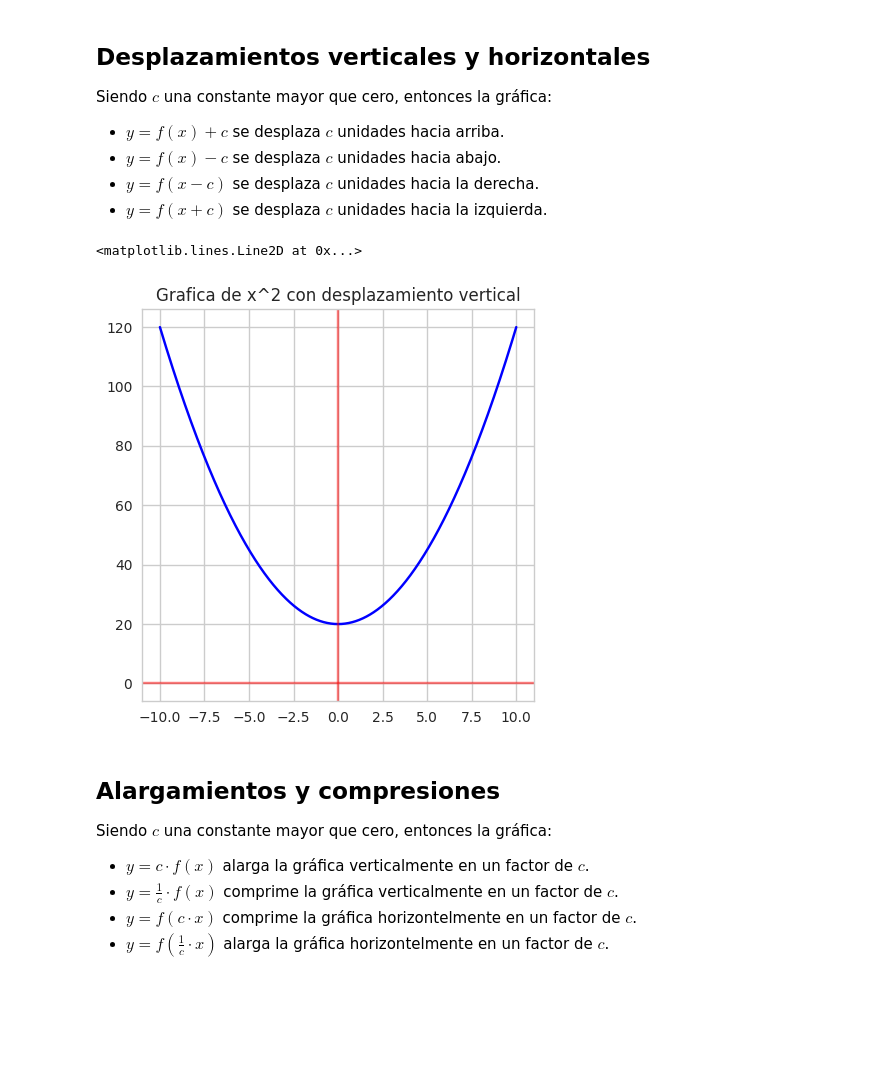
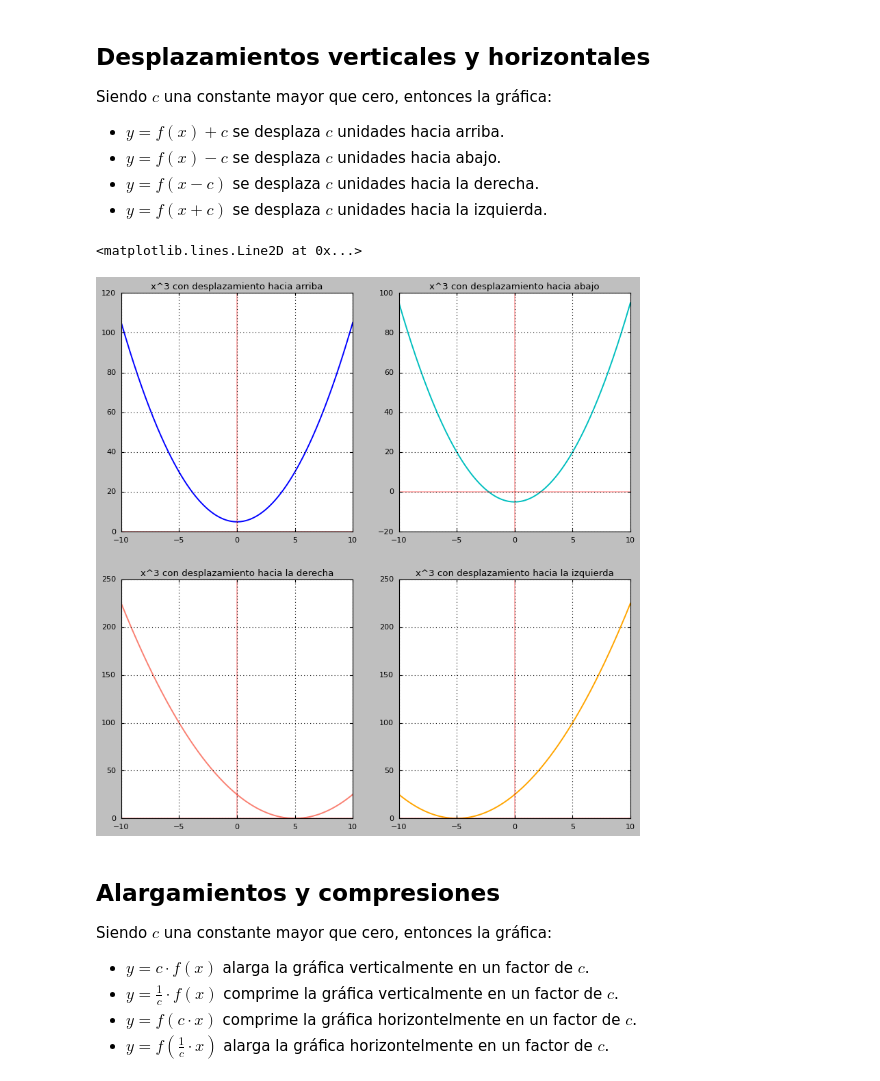
Before and after one commit to jariel17/curso-funciones, a Jupyter notebook: 3_¿Cómo_manipular_funciones__.ipynb, the cells around one changed output. Saved outputs shown, nothing was run; the diff lists cells and outputs as text; code cells hidden in the pictures; blank space fills up the shorter version.

```diff
--- a/3_¿Cómo_manipular_funciones__.ipynb
+++ b/3_¿Cómo_manipular_funciones__.ipynb
@@ -12,28 +12,49 @@ Siendo $c$ una constante mayor que cero, entonces la gráfica:
 - $y=f(x)-c$ se desplaza $c$ unidades hacia abajo.
 - $y=f(x-c)$ se desplaza $c$ unidades hacia la derecha.
 - $y=f(x+c)$ se desplaza $c$ unidades hacia la izquierda.
-# %%
-N = 1000
-
-def f(x):
-  return x**2;
-
-c = 20
-
-x = np.linspace(-10,10, num=N)
-
-y = f(x) + c
-
-fig, ax = plt.subplots(figsize=(4,4))
-plt.style.use('seaborn-v0_8-bright')
-plt.grid(True)
-ax.set_title('Grafica de x^2 con desplazamiento vertical')
-ax.plot(x,y, color='blue')
-ax.axhline(y=0, color='r', alpha=0.5)
-ax.axvline(x=0, color='r', alpha=0.5)
-# %% [output]
-<matplotlib.lines.Line2D at 0x...>
-[figure, removed]
+# %%
+N = 1000
+
+def f(x):
+  return x**2;
+
+c = 5
+
+x = np.linspace(-10,10, num=N)
+
+y1 = f(x) + c
+y2 = f(x) - c
+y3 = f(x-c)
+y4 = f(x+c)
+
+fig, ((ax1, ax2), (ax3, ax4)) = plt.subplots(nrows=2, ncols=2, figsize=(12, 12))
+plt.style.use('seaborn-v0_8-notebook')
+ax1.grid(True)
+ax1.set_title('x^3 con desplazamiento hacia arriba')
+ax1.plot(x,y1, 'b')
+ax1.axhline(y=0, color='r', alpha=0.3)
+ax1.axvline(x=0, color='r', alpha=0.3)
+
+ax2.grid(True)
+ax2.set_title('x^3 con desplazamiento hacia abajo')
+ax2.plot(x,y2, 'c')
+ax2.axhline(y=0, color='r', alpha=0.3)
+ax2.axvline(x=0, color='r', alpha=0.3)
+
+ax3.grid(True)
+ax3.set_title('x^3 con desplazamiento hacia la derecha')
+ax3.plot(x,y3, 'salmon'),
+ax3.axhline(y=0, color='r', alpha=0.3)
+ax3.axvline(x=0, color='r', alpha=0.3)
+
+ax4.grid(True)
+ax4.set_title('x^3 con desplazamiento hacia la izquierda')
+ax4.plot(x,y4, 'orange')
+ax4.axhline(y=0, color='r', alpha=0.3)
+ax4.axvline(x=0, color='r', alpha=0.3)
+# %% [output]
+<matplotlib.lines.Line2D at 0x...>
+[figure, added]
 # %% [markdown]
 ## Alargamientos y compresiones
 
```
Also changed, not shown: parts of 3 cells of this notebook.
